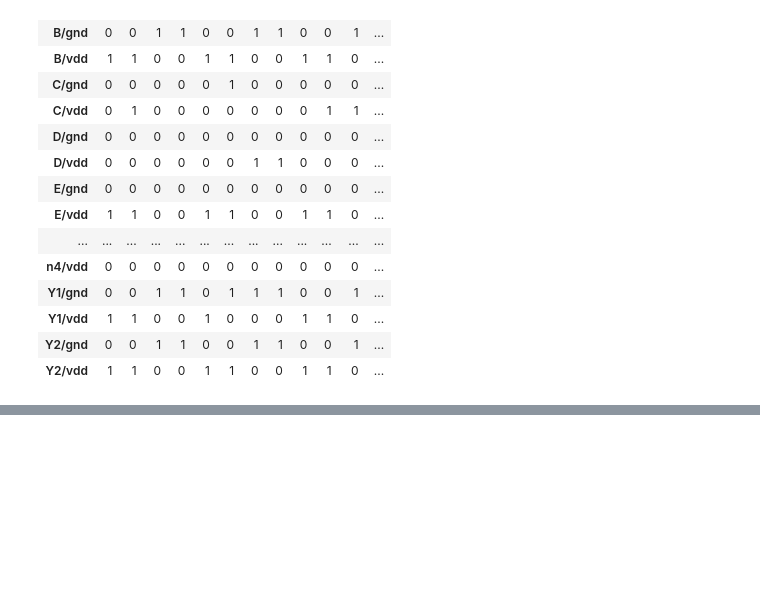
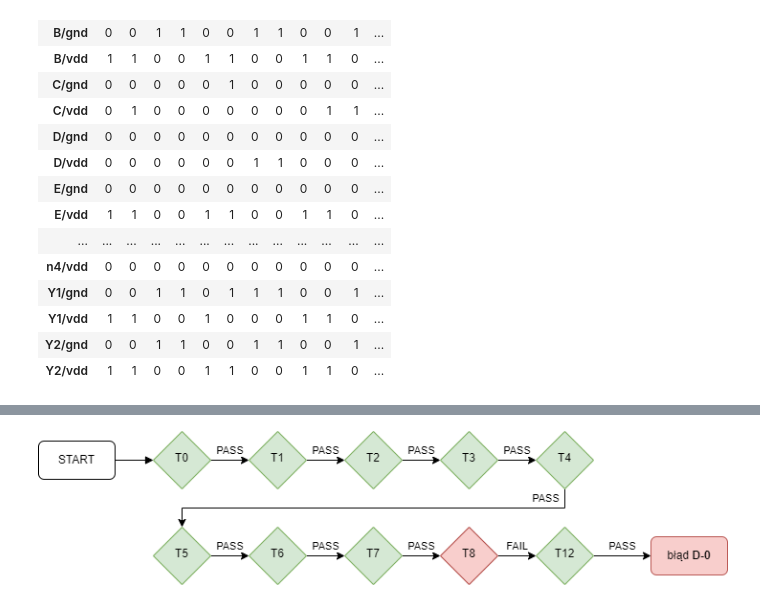
Before and after one commit to TMALFSSISAWBOJBUMA/DefSim-SaF-tests, a Jupyter notebook: tests.ipynb, the cells around one changed output, grey strips where cells are left out. Cells and saved outputs as stored; diff of their text form; code cells hidden in the pictures; blank space fills up the shorter version.

```diff
--- a/tests.ipynb
+++ b/tests.ipynb
@@ -343,0 +392,5 @@ coverages
+# %%
+from IPython.display import Image, display
+display(Image(filename="NO42_diag.png"))
+# %% [output]
+[figure, added]
```
Also changed, not shown: parts of 34 cells of this notebook, 2 other files.
